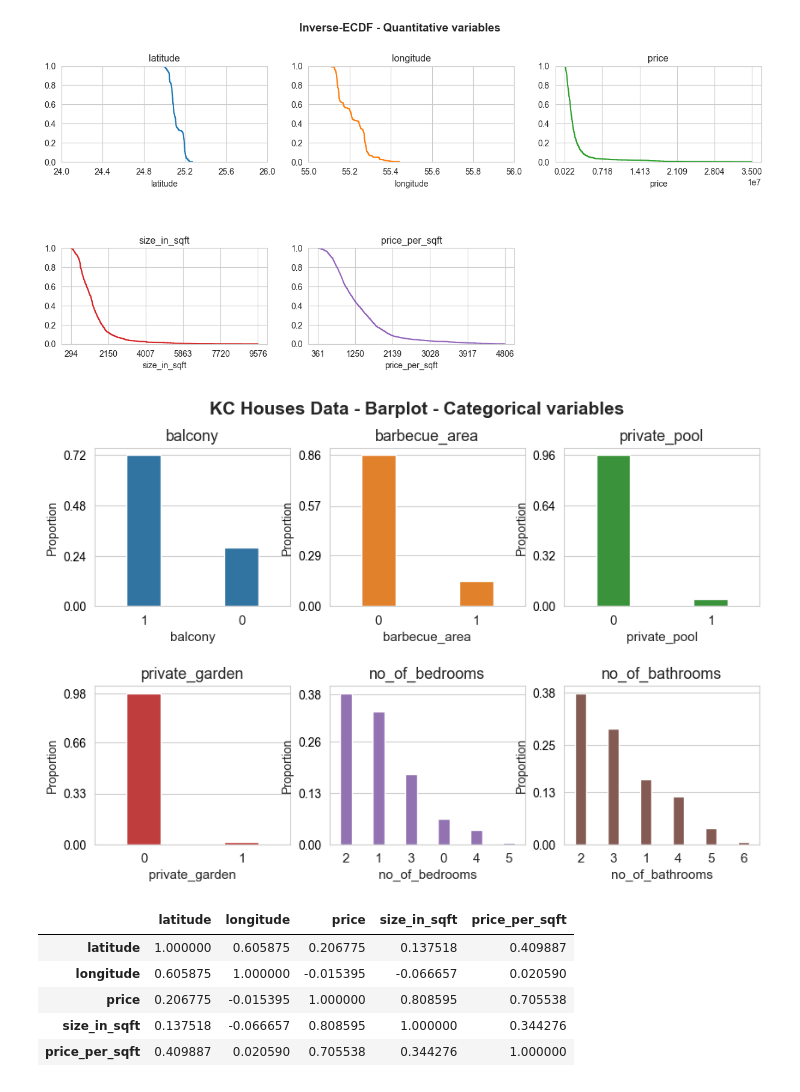
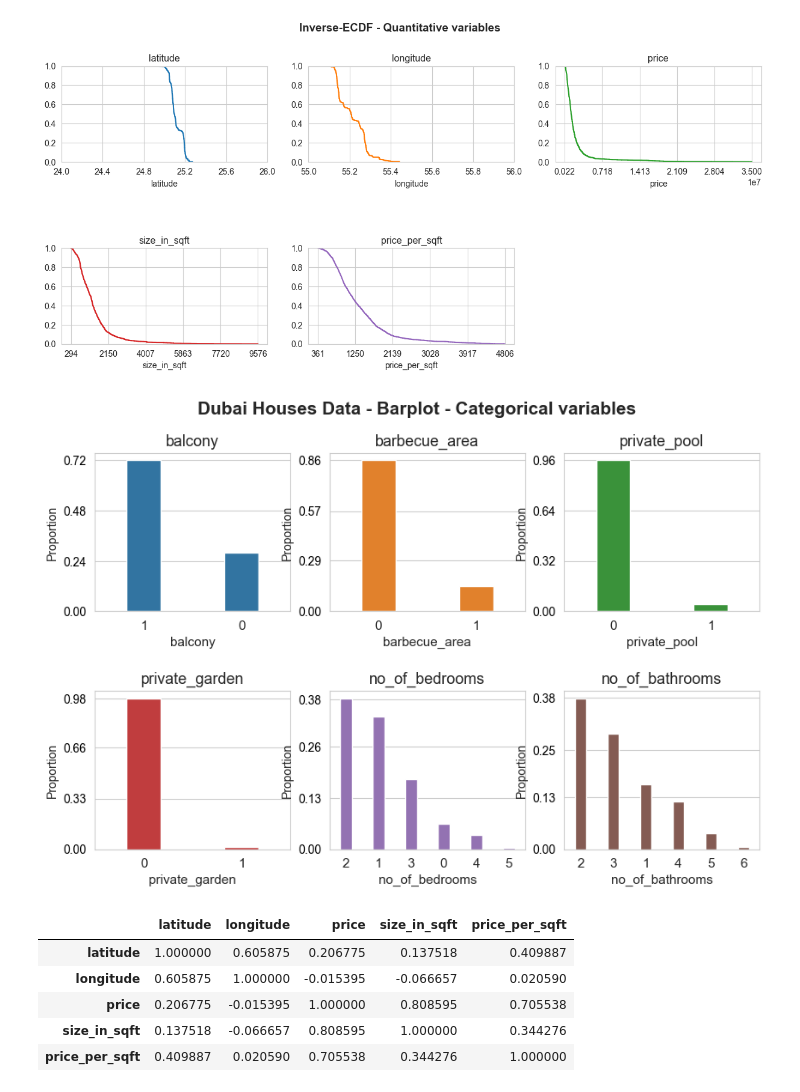
Before and after one commit to FabioScielzoOrtiz/db-robust-clust-paper-code, a Jupyter notebook: experiments/real_data/experiments_dubai_houses.ipynb, the cells around one changed output. Drawn from its saved outputs; the diff is of its cells as text; code cells hidden in the pictures.

```diff
--- a/experiments/real_data/experiments_dubai_houses.ipynb
+++ b/experiments/real_data/experiments_dubai_houses.ipynb
@@ -257,27 +272,27 @@ ecdfplot_matrix(df=X,
 # %%
 # Barplot
 barplot_matrix(df=X,
                n_cols=3,
-               title='KC Houses Data - Barplot - Categorical variables',
+               title='Dubai Houses Data - Barplot - Categorical variables',
                figsize=(10,6),
                cat_col_names = binary_predictors + multiclass_predictors,
                title_fontsize=15,
                subtitles_fontsize=13,
                save=False,
                file_name='',
                x_rotation=0,
-               title_height=0.97,
+               title_height=0.98,
                style='whitegrid',
                hspace=0.5,
                wspace=0.2,
                title_weight='bold',
                subtitles_weight=None,
                bar_width=0.35,
                ylabel_size=10,
                xlabel_size=11,
                xticks_size=11)
 # %% [output]
-[figure, old version]
+[figure, new version]
 # %%
 # Correlation Matrix
 X[quant_predictors].to_pandas().corr()
```
Also changed, not shown: parts of 11 cells of this notebook, 1 other file.
